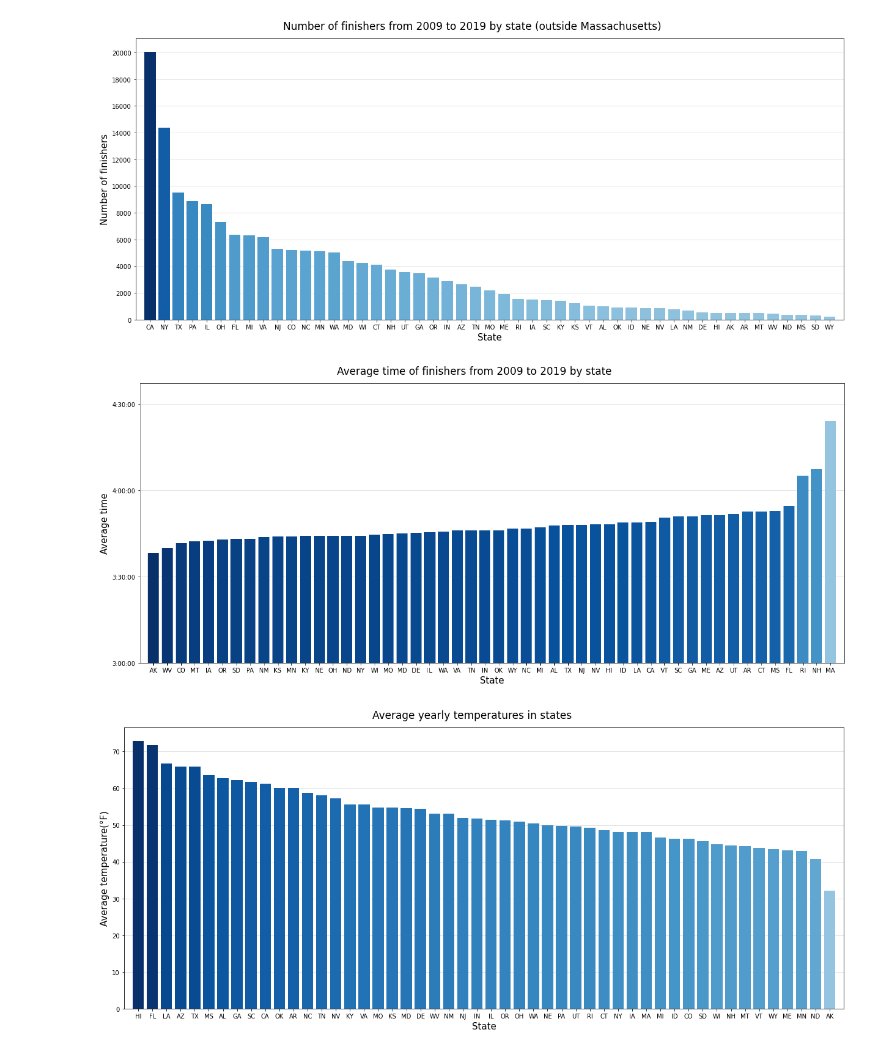
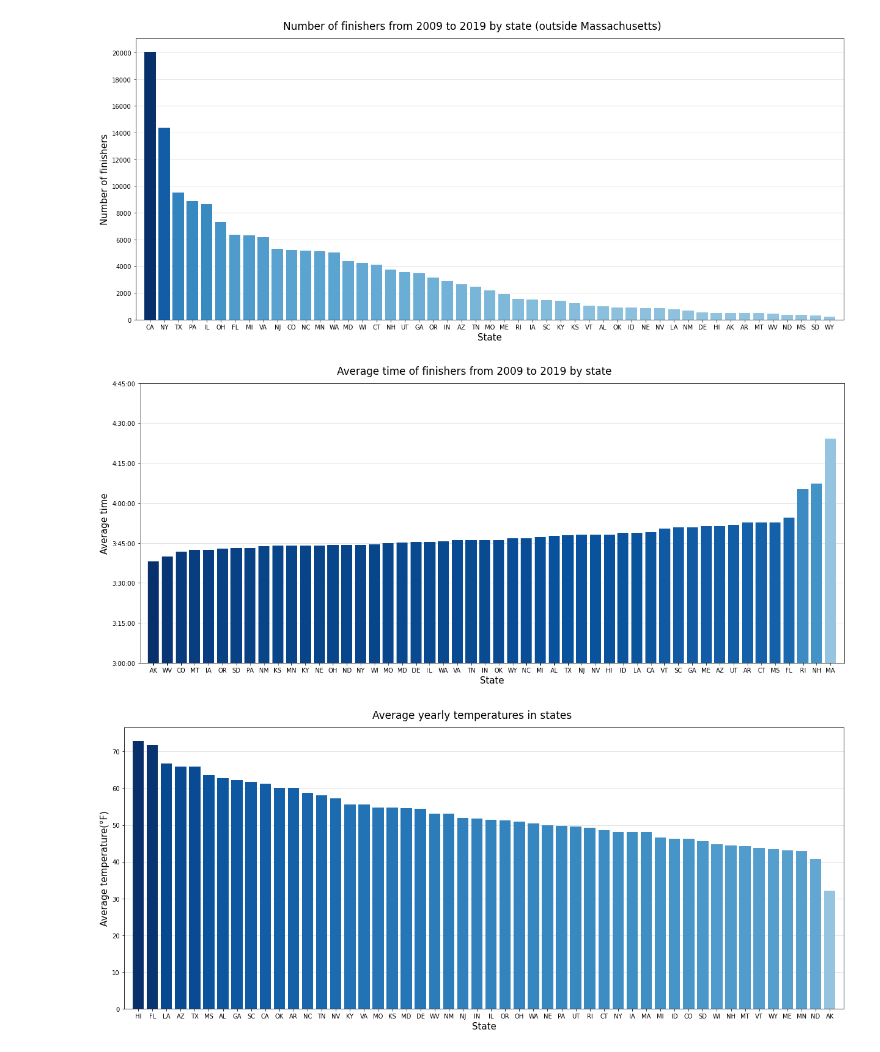
Before and after one commit to tadeq/Boston-marathon-data-analysis, a Jupyter notebook: data_analysis.ipynb, the cells around one changed output. Cells and saved outputs as stored; diff of their text form; code cells hidden in the pictures.

```diff
--- a/data_analysis.ipynb
+++ b/data_analysis.ipynb
@@ -150,12 +150,12 @@ plt.show()
 all_results_seconds = all_results.copy(deep=True)
 all_results_seconds['Official Time'] = all_results_seconds['Official Time'].apply(timestamp_to_seconds)
 # %%
-def prepare_timestamp_ticks(fig, ax, data, bottom_time):
+def prepare_timestamp_ticks(fig, ax, data, bottom_time, step=1800):
     bottom_sec = timestamp_to_seconds(bottom_time)
     plt.draw()
     y_labels = [label.get_text() for label in ax.get_yticklabels()]
     ax.set_ylim(bottom=bottom_sec)
-    y_labels_range = np.arange(bottom_sec, int(y_labels[-1]), 1800)
+    y_labels_range = np.arange(bottom_sec, int(y_labels[-1]), step)
     ax.set_yticks(y_labels_range)
     y_labels = [seconds_to_timestamp(label) for label in y_labels_range]
     ax.set_yticklabels(y_labels)
@@ -259,13 +258,14 @@ plt.show()
 [figure]
 [figure]
 # %%
-states_sorted_by_time = results_with_states.groupby('State')['Official Time'].mean().sort_values()
+states_by_time = results_with_states.groupby('State')['Official Time'].mean()
+states_sorted_by_time = states_by_time.sort_values()
 state_mean_times = states_sorted_by_time.to_dict()
 fig, ax = prepare_basic_bar_chart(state_mean_times, 'Average time of finishers from 2009 to 2019 by state', 'State', 'Average time', False)
-prepare_timestamp_ticks(fig, ax, state_mean_times, '3:00:00')
+prepare_timestamp_ticks(fig, ax, state_mean_times, '3:00:00', 900)
 plt.show()
 # %% [output]
-[figure, old version]
+[figure, new version]
 # %%
 states_sorted_by_temp = states.sort_values('Avg temperature(°F)', ascending=False)
 states_temperatures = {abbrev : temperature for abbrev, temperature in zip(states_sorted_by_temp['Postal abbreviation'].values, states_sorted_by_temp['Avg temperature(°F)'].values)}
```
Also changed, not shown: parts of 7 cells of this notebook.
